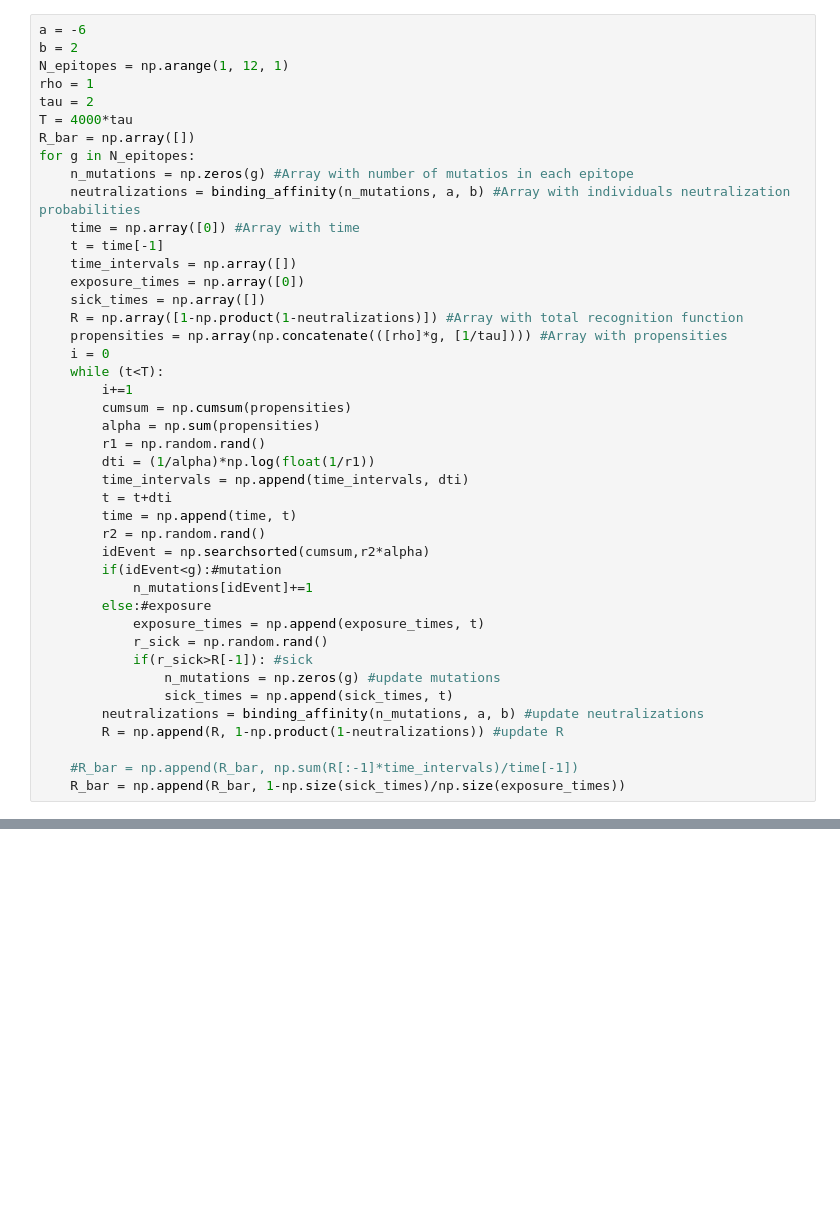
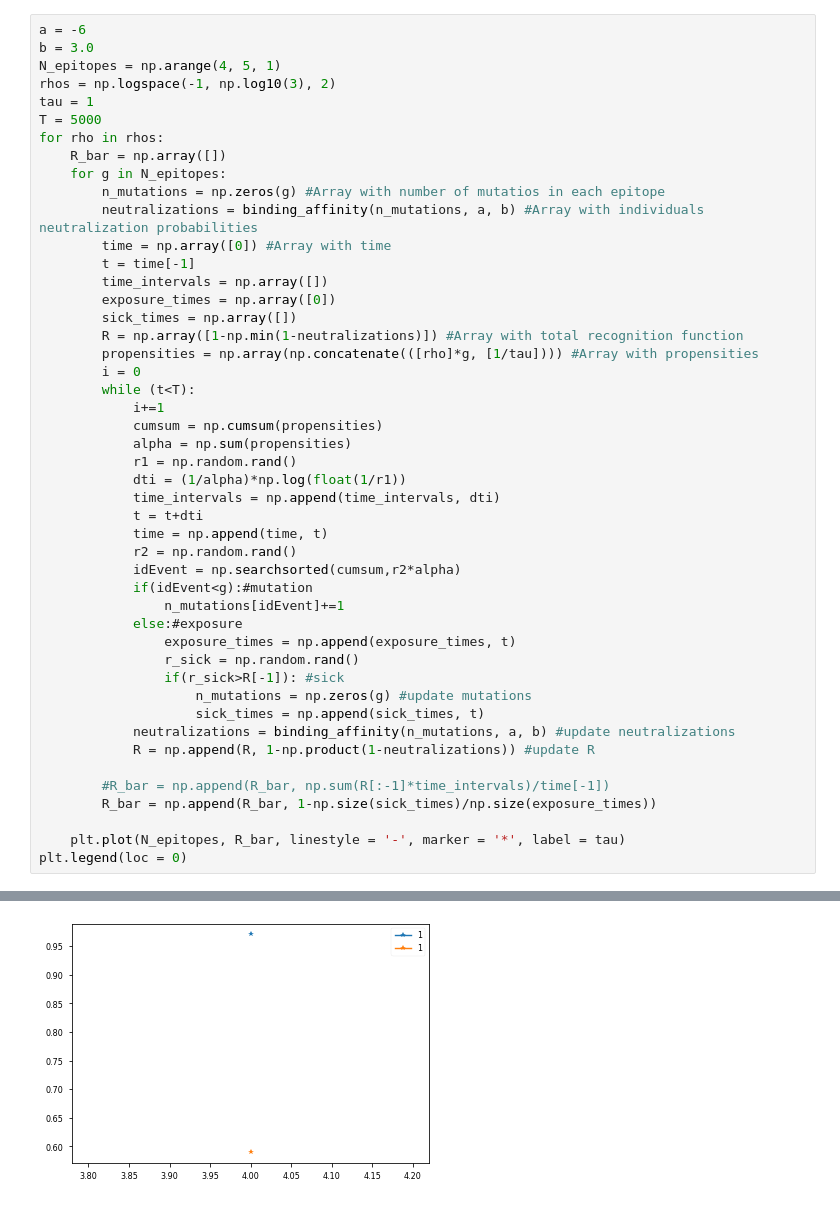
Before and after one commit to rmorantovar/Immune_System, a Jupyter notebook: Jupyter_Notebooks/4_Complexity.ipynb, the cells around one changed output, grey strips where cells are left out. Saved outputs shown, nothing was run; the diff lists cells and outputs as text; blank space fills up the shorter version.

Commit message:
distribution for infection waiting times in complexity notebook. Mac20

```diff
--- a/Jupyter_Notebooks/4_Complexity.ipynb
+++ b/Jupyter_Notebooks/4_Complexity.ipynb
@@ -34,43 +56,48 @@ def binding_affinity(x, a, b):
 # %%
 a = -6
-b = 2
-N_epitopes = np.arange(1, 12, 1)
-rho = 1
-tau = 2
-T = 4000*tau
-R_bar = np.array([])
-for g in N_epitopes:
-    n_mutations = np.zeros(g) #Array with number of mutatios in each epitope
-    neutralizations = binding_affinity(n_mutations, a, b) #Array with individuals neutralization probabilities
-    time = np.array([0]) #Array with time
-    t = time[-1]
-    time_intervals = np.array([])
-    exposure_times = np.array([0])
-    sick_times = np.array([])
-    R = np.array([1-np.product(1-neutralizations)]) #Array with total recognition function
-    propensities = np.array(np.concatenate(([rho]*g, [1/tau]))) #Array with propensities
-    i = 0
-    while (t<T):
-        i+=1
-        cumsum = np.cumsum(propensities)
-        alpha = np.sum(propensities)
-        r1 = np.random.rand()
-        dti = (1/alpha)*np.log(float(1/r1))
-        time_intervals = np.append(time_intervals, dti)
-        t = t+dti
-        time = np.append(time, t)
-        r2 = np.random.rand()
-        idEvent = np.searchsorted(cumsum,r2*alpha)
-        if(idEvent<g):#mutation
-            n_mutations[idEvent]+=1
-        else:#exposure
-            exposure_times = np.append(exposure_times, t)
-            r_sick = np.random.rand()
-            if(r_sick>R[-1]): #sick
-                n_mutations = np.zeros(g) #update mutations
-                sick_times = np.append(sick_times, t)
-        neutralizations = binding_affinity(n_mutations, a, b) #update neutralizations
-        R = np.append(R, 1-np.product(1-neutralizations)) #update R
+b = 3.0
+N_epitopes = np.arange(4, 5, 1)
+rhos = np.logspace(-1, np.log10(3), 2)
+tau = 1
+T = 5000
+for rho in rhos:
+    R_bar = np.array([])
+    for g in N_epitopes:
+        n_mutations = np.zeros(g) #Array with number of mutatios in each epitope
+        neutralizations = binding_affinity(n_mutations, a, b) #Array with individuals neutralization probabilities
+        time = np.array([0]) #Array with time
+        t = time[-1]
+        time_intervals = np.array([])
+        exposure_times = np.array([0])
+        sick_times = np.array([])
+        R = np.array([1-np.min(1-neutralizations)]) #Array with total recognition function
+        propensities = np.array(np.concatenate(([rho]*g, [1/tau]))) #Array with propensities
+        i = 0
+        while (t<T):
+            i+=1
+            cumsum = np.cumsum(propensities)
+            alpha = np.sum(propensities)
+            r1 = np.random.rand()
+            dti = (1/alpha)*np.log(float(1/r1))
+            time_intervals = np.append(time_intervals, dti)
+            t = t+dti
+            time = np.append(time, t)
+            r2 = np.random.rand()
+            idEvent = np.searchsorted(cumsum,r2*alpha)
+            if(idEvent<g):#mutation
+                n_mutations[idEvent]+=1
+            else:#exposure
+                exposure_times = np.append(exposure_times, t)
+                r_sick = np.random.rand()
+                if(r_sick>R[-1]): #sick
+                    n_mutations = np.zeros(g) #update mutations
+                    sick_times = np.append(sick_times, t)
+            neutralizations = binding_affinity(n_mutations, a, b) #update neutralizations
+            R = np.append(R, 1-np.product(1-neutralizations)) #update R
 
-    #R_bar = np.append(R_bar, np.sum(R[:-1]*time_intervals)/time[-1])
-    R_bar = np.append(R_bar, 1-np.size(sick_times)/np.size(exposure_times))
+        #R_bar = np.append(R_bar, np.sum(R[:-1]*time_intervals)/time[-1])
+        R_bar = np.append(R_bar, 1-np.size(sick_times)/np.size(exposure_times))
+
+    plt.plot(N_epitopes, R_bar, linestyle = '-', marker = '*', label = tau)
+plt.legend(loc = 0)
+# %% [output]
@@ -77 +105,2 @@ for g in N_epitopes:
+[figure, added]
 # %%
```
Also changed, not shown: parts of 13 cells of this notebook, 5 other files.
